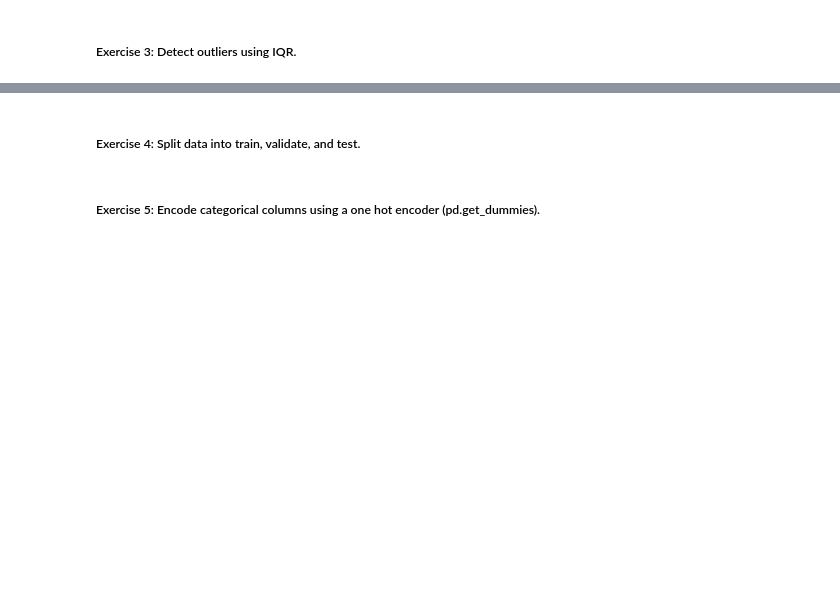
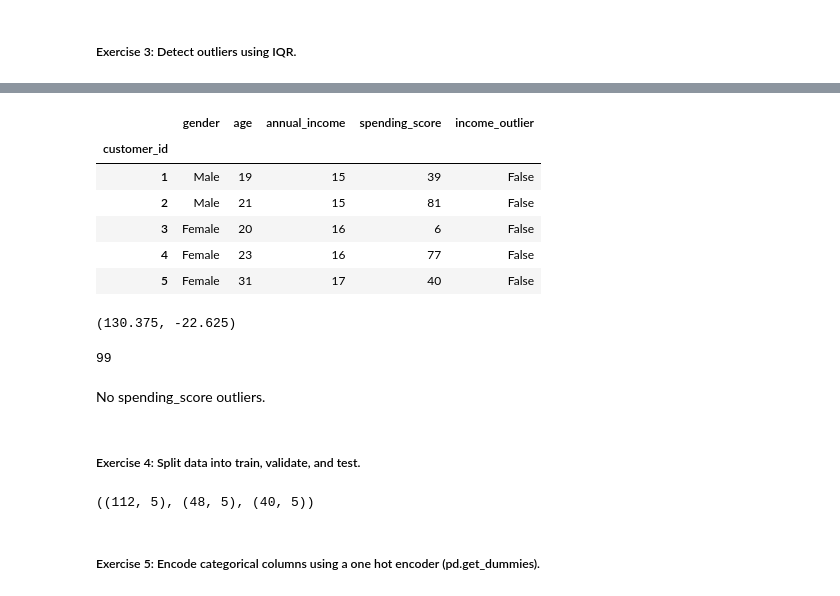
Before and after one commit to AndrewRachuig/clustering-exercises, a Jupyter notebook: zillow.ipynb, the cells around one changed output, grey strips where cells are left out. Cells and saved outputs as stored; diff of their text form; code cells hidden in the pictures; blank space fills up the shorter version.

```diff
--- a/zillow.ipynb
+++ b/zillow.ipynb
@@ -287,2 +359,30 @@ df.head()
+# %%
+df['income_outlier'] = df.annual_income > upper_bound
+# %%
+df.head()
+# %% [output]
+|  | gender | age | annual_income | spending_score | income_outlier |
+| customer_id |  |  |  |  |  |
+| 1 | Male | 19 | 15 | 39 | False |
+| 2 | Male | 21 | 15 | 81 | False |
+| 3 | Female | 20 | 16 | 6 | False |
+| 4 | Female | 23 | 16 | 77 | False |
+| 5 | Female | 31 | 17 | 40 | False |
+# %%
+q1, q3 = df.spending_score.quantile([.25, .75])
+iqr = q3 - q1
+upper_bound = q3 + (1.5 * iqr)
+
+lower_bound = q1 - (1.5 * iqr)
+
+upper_bound, lower_bound
+# %% [output]
+(130.375, -22.625)
+# %%
+df.spending_score.max()
+# %% [output]
+99
+# %% [markdown]
+No spending_score outliers.
 # %% [markdown]
 ##### Exercise 4: Split data into train, validate, and test.
@@ -289,2 +394,6 @@ df.head()
+# %%
+train.shape, validate.shape, test.shape
+# %% [output]
+((112, 5), (48, 5), (40, 5))
 # %% [markdown]
 ##### Exercise 5: Encode categorical columns using a one hot encoder (pd.get_dummies).
```
Also changed, not shown: parts of 22 cells of this notebook.
